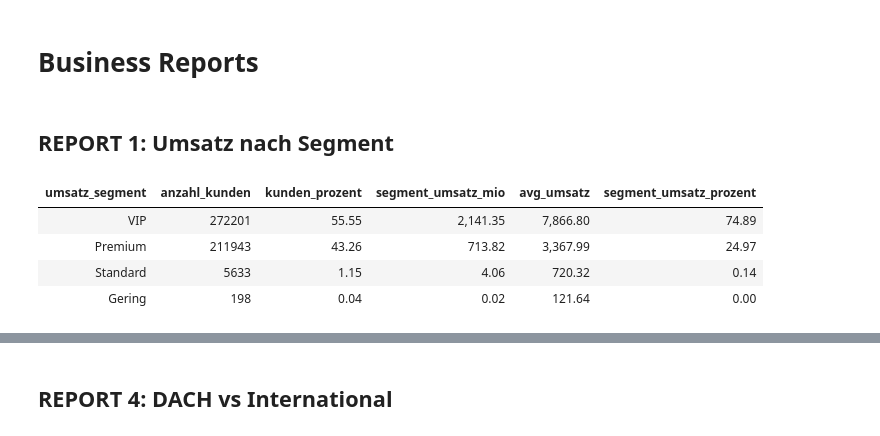
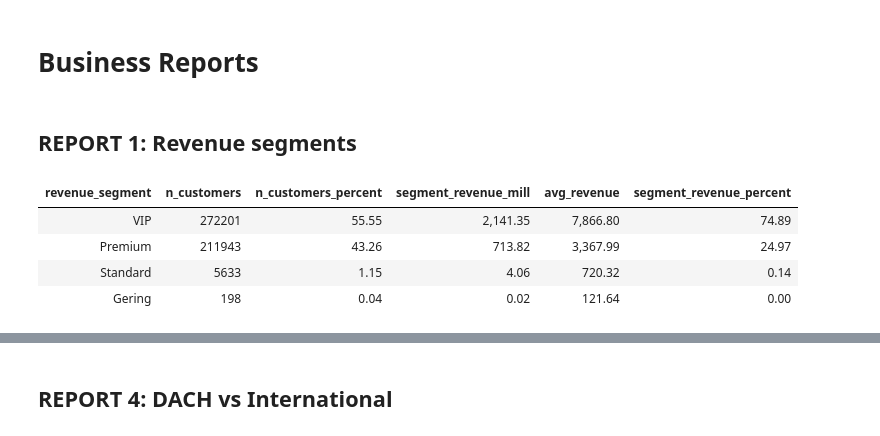
Before and after one commit to dfeyerabend/bigdata_analyses_project, a Jupyter notebook: scripts/pyspark_join_project.ipynb, the cells around one changed output, grey strips where cells are left out. Saved outputs shown, nothing was run; the diff lists cells and outputs as text; code cells hidden in the pictures.

```diff
--- a/scripts/pyspark_join_project.ipynb
+++ b/scripts/pyspark_join_project.ipynb
@@ -142,15 +142,15 @@ only showing top 10 rows
 # ============================================================
 
 print("\n" + "=" * 60)
-print("TABELLE 2: Kunden-Aktivität")
+print("Table 2: Customer Activity")
 print("=" * 60)
 
 kunden_aktivitaet = df.groupBy("customer_id").agg(
-    spark_max("date").alias("letzte_bestellung"),
-    spark_min("date").alias("erste_bestellung")
+    spark_max("date").alias("last_order"),
+    spark_min("date").alias("first_order")
 )
 
-print("\nBeispiel Aktivität:")
+print("\nExample activity:")
 kunden_aktivitaet.show(10)
 # %% [output]
 ============================================================
@@ -184,7 +184,7 @@ only showing top 10 rows
 # ============================================================
 
 print("\n" + "=" * 60)
-print("TABELLE 3: Kunden-Demografie")
+print("Table 3: Costumer Demography")
 print("=" * 60)
 
 # Wir nehmen die haeufigsten Werte pro Kunde
@@ -198,7 +198,7 @@ kunden_demografie = df.groupBy("customer_id").agg(
 
 # DACH-Kunde ja/nein
 kunden_demografie = kunden_demografie.withColumn(
-    "ist_dach_kunde",
+    "is_dach_customer",
     when(
         (col("bestellungen_de") > 0) |
         (col("bestellungen_at") > 0) |
@@ -266,12 +266,12 @@ print(f"Nach JOIN 2: {kunden_master.count():,} Kunden")
 # Letztes Datum fuer Inaktivitaet berechnen
 max_date = df.agg(spark_max("date")).collect()[0][0]
 # Berechne inaktivität vom max_date (heute)
-kunden_master = kunden_master.withColumn("tage_inaktiv", datediff(lit(max_date), col("letzte_bestellung")))
+kunden_master = kunden_master.withColumn("days_inactive", datediff(lit(max_date), col("last_order")))
 
-print("\nMaster-Tabelle Beispiel:")
+print("\nmaster table example:")
 kunden_master.show(5)
 
-print("\nSpalten in Master-Tabelle:")
+print("\nColumns in master-table:")
 for spalte in kunden_master.columns:
     print(f"  - {spalte}")
 # %% [output]
@@ -360,64 +360,64 @@ only showing top 15 rows
 # %% [markdown]
 # Business Reports
 # %% [markdown]
-## REPORT 1: Umsatz nach Segment
+## REPORT 1: Revenue segments
 # %%
 #| echo: true
 #| output: true
 
-report_umsatz = kunden_segmentiert.groupBy("umsatz_segment").agg(
-    count("*").alias("anzahl_kunden"),
-    spark_round(sum("gesamt_umsatz")/1000000, 2).alias("segment_umsatz_mio"),
-    spark_round(avg("gesamt_umsatz"), 2).alias("avg_umsatz")
-).orderBy(desc("segment_umsatz_mio"))
+report_umsatz = kunden_segmentiert.groupBy("revenue_segment").agg(
+    count("*").alias("n_customers"),
+    spark_round(sum("total_revenue")/1000000, 2).alias("segment_revenue_mill"),
+    spark_round(avg("total_revenue"), 2).alias("avg_revenue")
+).orderBy(desc("segment_revenue_mill"))
 
 # Generate Umsatz prozent column
 window_all = Window.rowsBetween(Window.unboundedPreceding, Window.unboundedFollowing)
 
 # Percent of customers
 report_umsatz = report_umsatz.withColumn(
-    "kunden_prozent",
-    spark_round(col("anzahl_kunden") / sum("anzahl_kunden").over(window_all)*100, 2))
+    "n_customers_percent",
+    spark_round(col("n_customers") / sum("n_customers").over(window_all)*100, 2))
 
 report_umsatz = report_umsatz.withColumn(
-    "segment_umsatz_prozent",
-    spark_round(col("segment_umsatz_mio") / sum("segment_umsatz_mio").over(window_all)*100, 2))
+    "segment_revenue_percent",
+    spark_round(col("segment_revenue_mill") / sum("segment_revenue_mill").over(window_all)*100, 2))
 
 # Reorder Spark columns BEFORE toPandas()
 report_umsatz_reordered = report_umsatz.select(
-    "umsatz_segment",
-    "anzahl_kunden",
-    "kunden_prozent",
-    "segment_umsatz_mio",
-    "avg_umsatz",
-    "segment_umsatz_prozent"
+    "revenue_segment",
+    "n_customers",
+    "n_customers_percent",
+    "segment_revenue_mill",
+    "avg_revenue",
+    "segment_revenue_percent"
 )
 
 # Convert to table
 table_df = (
     report_umsatz_reordered.toPandas()
         .style.hide(axis="index")
         .format({
-            "segment_umsatz_mio": "{:,.2f}",
-            "avg_umsatz": "{:,.2f}",
-            "segment_umsatz_prozent": "{:,.2f}",
-            "kunden_prozent": "{:,.2f}",
+            "segment_revenue_mill": "{:,.2f}",
+            "avg_revenue": "{:,.2f}",
+            "segment_revenue_percent": "{:,.2f}",
+            "n_customers_percent": "{:,.2f}",
         })
         .set_properties(
-            subset=["anzahl_kunden", "kunden_prozent", "segment_umsatz_mio", "avg_umsatz", "segment_umsatz_prozent"],
+            subset=["n_customers", "n_customers_percent", "segment_revenue_mill", "avg_revenue", "segment_revenue_percent"],
             **{"text-align": "right"}
         )
         .set_table_styles([
             {"selector": "td",
              "props": [("padding-right", "8px"), ("padding-left", "8px")]},
             {"selector": "th",
              "props": [("padding-right", "8px"), ("padding-left", "8px")]}
         ])
 )
 
 table_df
 # %% [output]
-| umsatz_segment | anzahl_kunden | kunden_prozent | segment_umsatz_mio | avg_umsatz | segment_umsatz_prozent |
+| revenue_segment | n_customers | n_customers_percent | segment_revenue_mill | avg_revenue | segment_revenue_percent |
 | VIP | 272201 | 55.55 | 2,141.35 | 7,866.80 | 74.89 |
 | Premium | 211943 | 43.26 | 713.82 | 3,367.99 | 24.97 |
 | Standard | 5633 | 1.15 | 4.06 | 720.32 | 0.14 |
```
Also changed, not shown: parts of 20 cells of this notebook, 3 other files.
